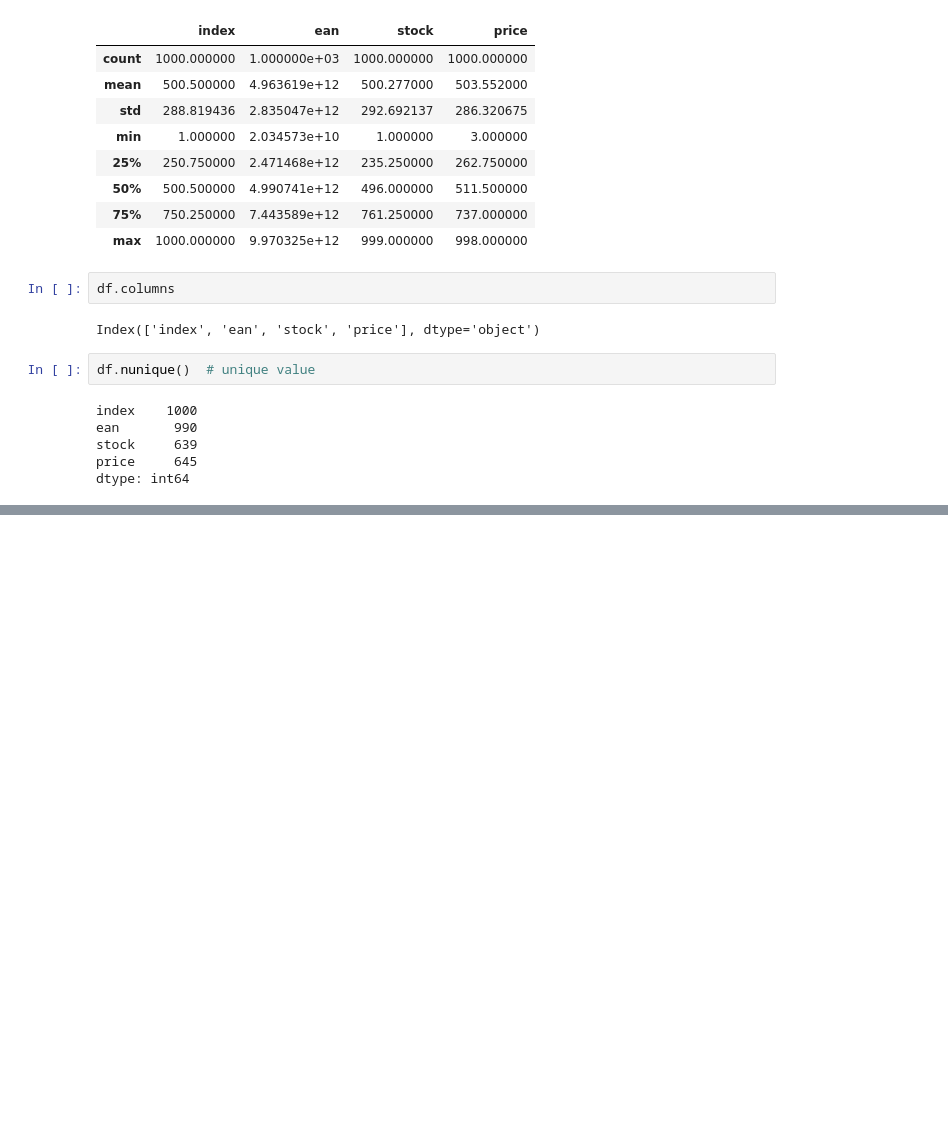
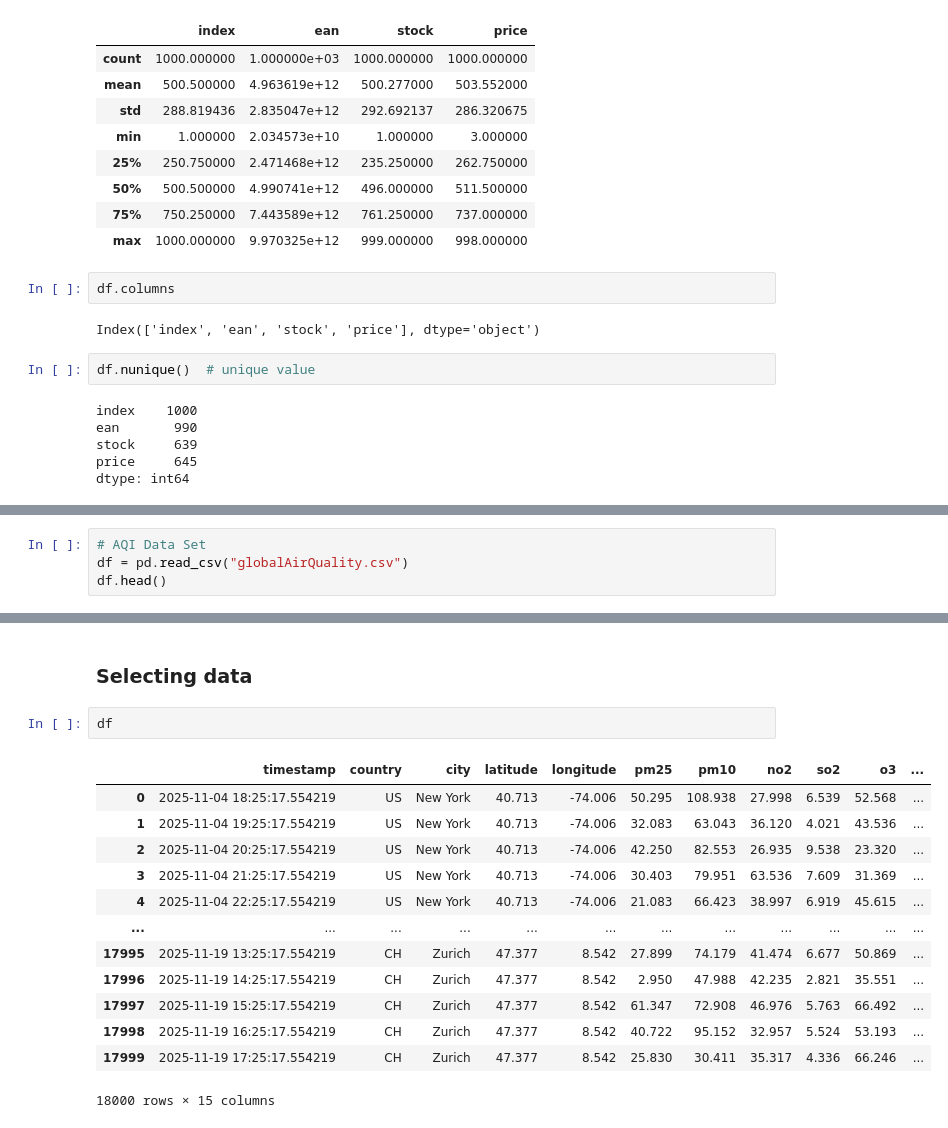
Before and after one commit to OMPRAKASH261/Prime-AI_ML_DS, a Jupyter notebook: Pandas/pandas_tutorial.ipynb, the cells around one changed output, grey strips where cells are left out. Saved outputs shown, nothing was run; the diff lists cells and outputs as text; blank space fills up the shorter version.

Commit message:
selecting data

```diff
--- a/Pandas/pandas_tutorial.ipynb
+++ b/Pandas/pandas_tutorial.ipynb
@@ -226,0 +231,4 @@ dtype: int64
+# %%
+# AQI Data Set
+df = pd.read_csv("globalAirQuality.csv")
+df.head()
@@ -226,0 +254,18 @@ dtype: int64
+# %% [markdown]
+### Selecting data
+# %%
+df
+# %% [output]
+|  | timestamp | country | city | latitude | longitude | pm25 | pm10 | no2 | so2 | o3 | ... |
+| 0 | 2025-11-04 18:25:17.554219 | US | New York | 40.713 | -74.006 | 50.295 | 108.938 | 27.998 | 6.539 | 52.568 | ... |
+| 1 | 2025-11-04 19:25:17.554219 | US | New York | 40.713 | -74.006 | 32.083 | 63.043 | 36.120 | 4.021 | 43.536 | ... |
+| 2 | 2025-11-04 20:25:17.554219 | US | New York | 40.713 | -74.006 | 42.250 | 82.553 | 26.935 | 9.538 | 23.320 | ... |
+| 3 | 2025-11-04 21:25:17.554219 | US | New York | 40.713 | -74.006 | 30.403 | 79.951 | 63.536 | 7.609 | 31.369 | ... |
+| 4 | 2025-11-04 22:25:17.554219 | US | New York | 40.713 | -74.006 | 21.083 | 66.423 | 38.997 | 6.919 | 45.615 | ... |
+| ... | ... | ... | ... | ... | ... | ... | ... | ... | ... | ... | ... |
+| 17995 | 2025-11-19 13:25:17.554219 | CH | Zurich | 47.377 | 8.542 | 27.899 | 74.179 | 41.474 | 6.677 | 50.869 | ... |
+| 17996 | 2025-11-19 14:25:17.554219 | CH | Zurich | 47.377 | 8.542 | 2.950 | 47.988 | 42.235 | 2.821 | 35.551 | ... |
+| 17997 | 2025-11-19 15:25:17.554219 | CH | Zurich | 47.377 | 8.542 | 61.347 | 72.908 | 46.976 | 5.763 | 66.492 | ... |
+| 17998 | 2025-11-19 16:25:17.554219 | CH | Zurich | 47.377 | 8.542 | 40.722 | 95.152 | 32.957 | 5.524 | 53.193 | ... |
+| 17999 | 2025-11-19 17:25:17.554219 | CH | Zurich | 47.377 | 8.542 | 25.830 | 30.411 | 35.317 | 4.336 | 66.246 | ... |
+18000 rows × 15 columns
```
Also changed, not shown: parts of 11 cells of this notebook, 1 other file.
